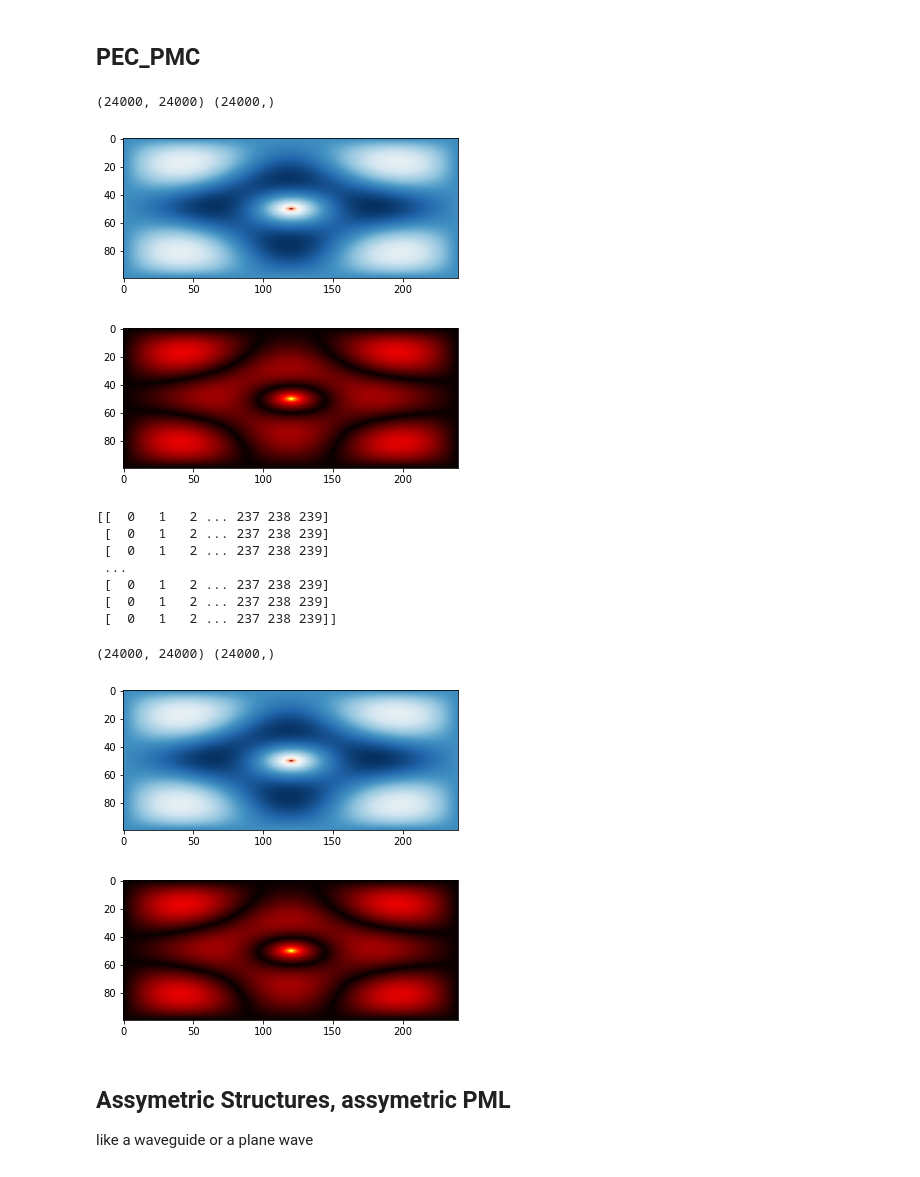
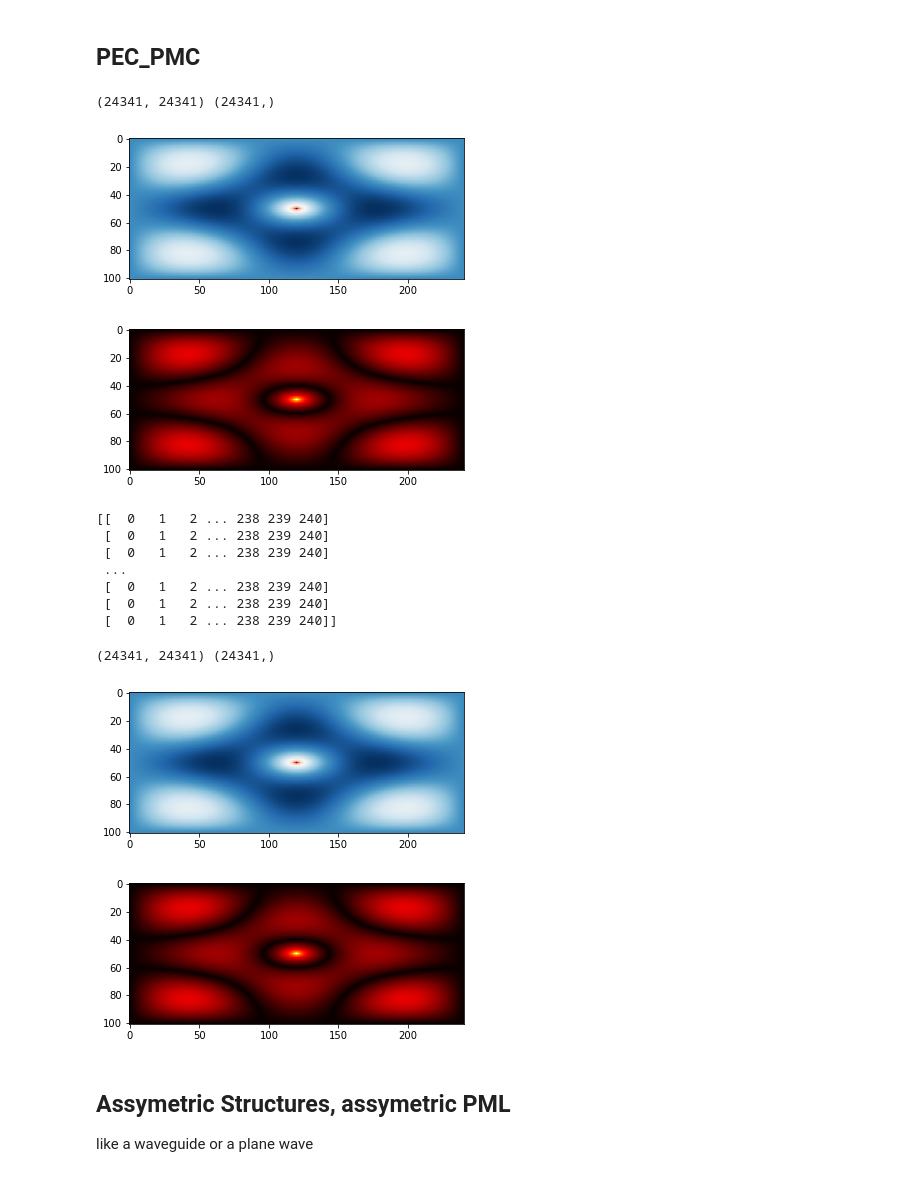
Before and after one commit to zhaonat/eigenwell, a Jupyter notebook: notebooks/test_grid_preconditioners.ipynb, the cells around one changed output. Cells and saved outputs as stored; diff of their text form; code cells hidden in the pictures.

```diff
--- a/notebooks/test_grid_preconditioners.ipynb
+++ b/notebooks/test_grid_preconditioners.ipynb
@@ -11,7 +11,8 @@ from eigenwell.src.constants import *
 # %%
 ## why does assymeetry mess up our system?
 # %%
-N = np.array([100,240])
+N = np.array([101,241])
+#N = np.array([100,240])
 # plt.figure(figsize = (10,10))
 # plt.spy(fd.Dyb, markersize = 2)
 L = np.array([1e-6, 1e-6]);
@@ -254,16 +255,16 @@ yn = list(range(N[1]));
 
 print(Yn)
 # %% [output]
-(24000, 24000) (24000,)
+(24341, 24341) (24341,)
-[figure, old version]
+[figure, new version]
-[figure, old version]
+[figure, new version]
-[[  0   1   2 ... 237 238 239]
- [  0   1   2 ... 237 238 239]
- [  0   1   2 ... 237 238 239]
+[[  0   1   2 ... 238 239 240]
+ [  0   1   2 ... 238 239 240]
+ [  0   1   2 ... 238 239 240]
  ...
- [  0   1   2 ... 237 238 239]
- [  0   1   2 ... 237 238 239]
- [  0   1   2 ... 237 238 239]]
+ [  0   1   2 ... 238 239 240]
+ [  0   1   2 ... 238 239 240]
+ [  0   1   2 ... 238 239 240]]
 # %%
 def grid_average(center_array, w):
     '''
@@ -279,36 +280,38 @@ def grid_average(center_array, w):
 
 mx= pec_pmc_obj.mask_x;
 my = pec_pmc_obj.mask_y;
 wvlen = 0.5e-6;
 omega = 2*np.pi*C0/wvlen;
+eps_r = np.ones(N)
 
 epxx = grid_average(eps_r,'x')
 epyy = grid_average(eps_r, 'y')
 
 invTepxx = sp.spdiags(1/epxx.flatten(),0,M,M);
 invTepyy = sp.spdiags(1/epyy.flatten(),0,M,M);
 
 fd = FiniteDifferenceGrid(dL,N)
 I = sp.identity(M)
 A = (mx@fd.Dxf)@(invTepxx)@(fd.Dxb@mx) + (my@fd.Dyf)@(invTepyy)@(fd.Dyb@my) + omega**2*MU0*EPSILON0*I;
+#A = mx@my@((fd.Dxf)@(invTepxx)@(fd.Dxb) + (fd.Dyf)@(invTepyy)@(fd.Dyb))@my@mx + omega**2*MU0*EPSILON0*I;
 
 print(A.shape, b.shape)
 ## spsolve
 from scipy.sparse.linalg import splu
 solver = splu(A);
 
 x = solver.solve(b)
 field = np.reshape(x, N, order = 'F')
 
 plt.imshow(np.real(field), cmap = 'RdBu')
 plt.show();
 
 plt.imshow(np.abs(field), cmap = 'hot')
 plt.show();
 # %% [output]
-(24000, 24000) (24000,)
+(24341, 24341) (24341,)
-[figure, old version]
+[figure, new version]
-[figure, old version]
+[figure, new version]
 # %% [markdown]
 ## Assymetric Structures, assymetric PML
 
```
Also changed, not shown: parts of 6 cells of this notebook, 3 other files.
